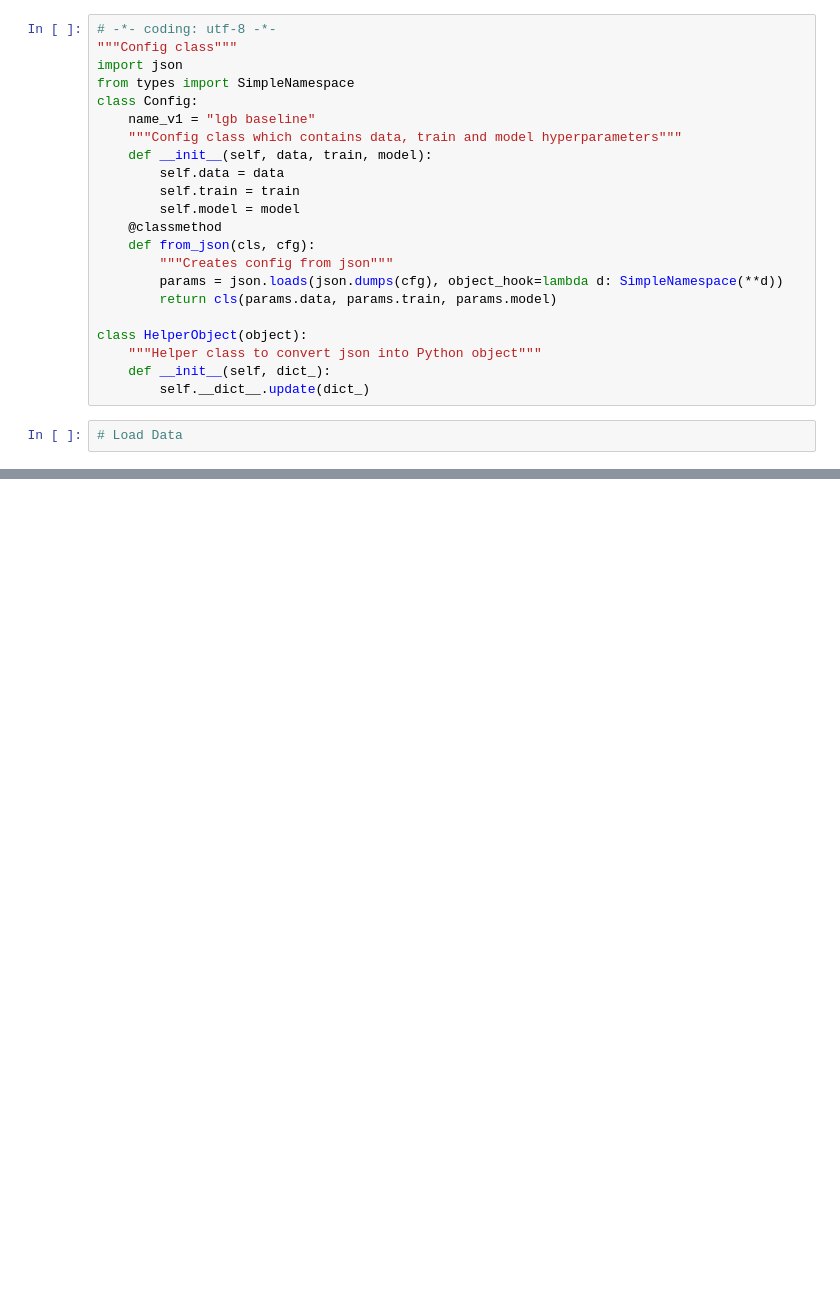
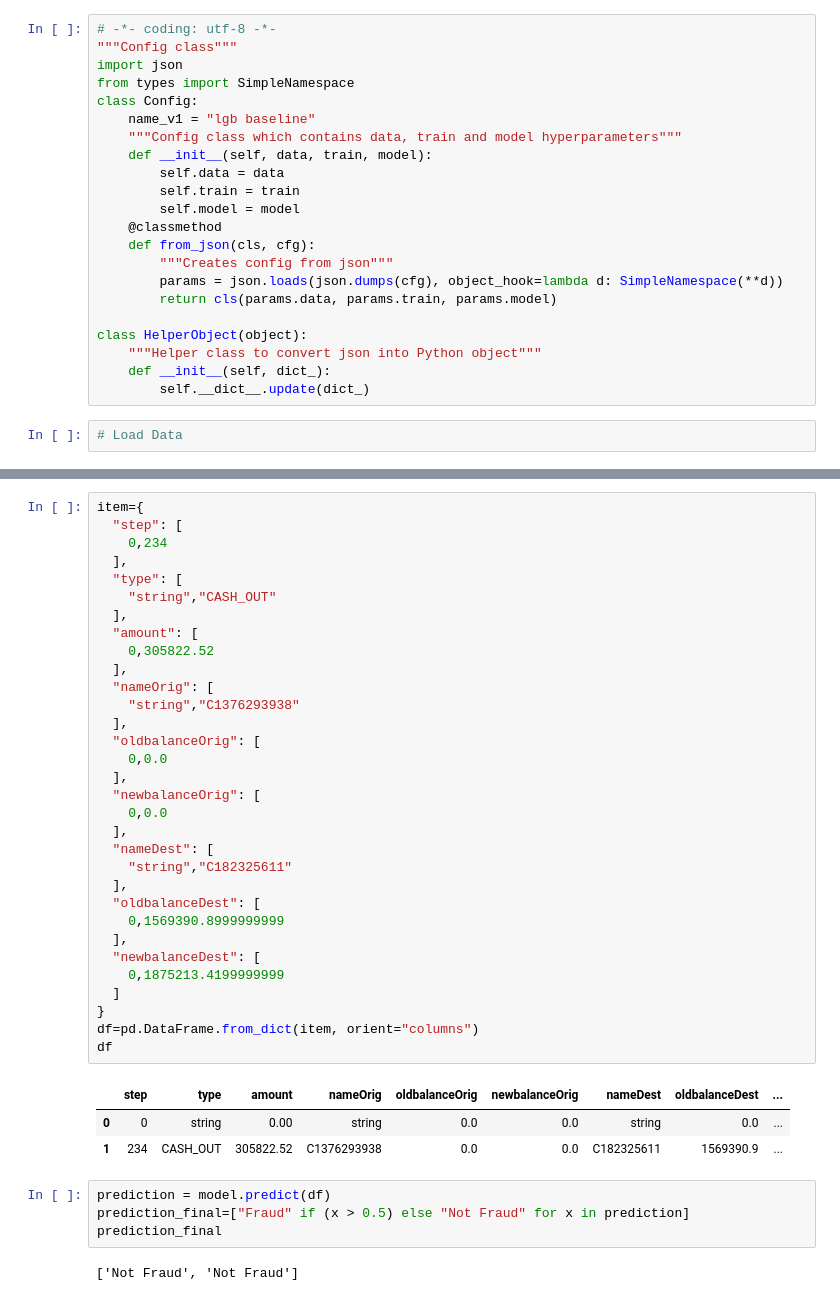
Before and after one commit to DeepSparkChaker/FraudDetection_Fastapi, a Jupyter notebook: notebook/ModelingV1.ipynb, the cells around one changed output, grey strips where cells are left out. Cells and saved outputs as stored; diff of their text form; blank space fills up the shorter version.

```diff
--- a/notebook/ModelingV1.ipynb
+++ b/notebook/ModelingV1.ipynb
@@ -1143,0 +912,42 @@ conda install anaconda
+# %%
+item={
+  "step": [
+    0,234
+  ],
+  "type": [
+    "string","CASH_OUT"
+  ],
+  "amount": [
+    0,305822.52
+  ],
+  "nameOrig": [
+    "string","C1376293938"
+  ],
+  "oldbalanceOrig": [
+    0,0.0
+  ],
+  "newbalanceOrig": [
+    0,0.0
+  ],
+  "nameDest": [
+    "string","C182325611"
+  ],
+  "oldbalanceDest": [
+    0,1569390.8999999999
+  ],
+  "newbalanceDest": [
+    0,1875213.4199999999
+  ]
+}
+df=pd.DataFrame.from_dict(item, orient="columns")
+df
+# %% [output]
+|  | step | type | amount | nameOrig | oldbalanceOrig | newbalanceOrig | nameDest | oldbalanceDest | ... |
+| 0 | 0 | string | 0.00 | string | 0.0 | 0.0 | string | 0.0 | ... |
+| 1 | 234 | CASH_OUT | 305822.52 | C1376293938 | 0.0 | 0.0 | C182325611 | 1569390.9 | ... |
+# %%
+prediction = model.predict(df)
+prediction_final=["Fraud" if (x > 0.5) else "Not Fraud" for x in prediction]
+prediction_final
+# %% [output]
+['Not Fraud', 'Not Fraud']
```
Also changed, not shown: parts of 53 cells of this notebook, 8 other files.
